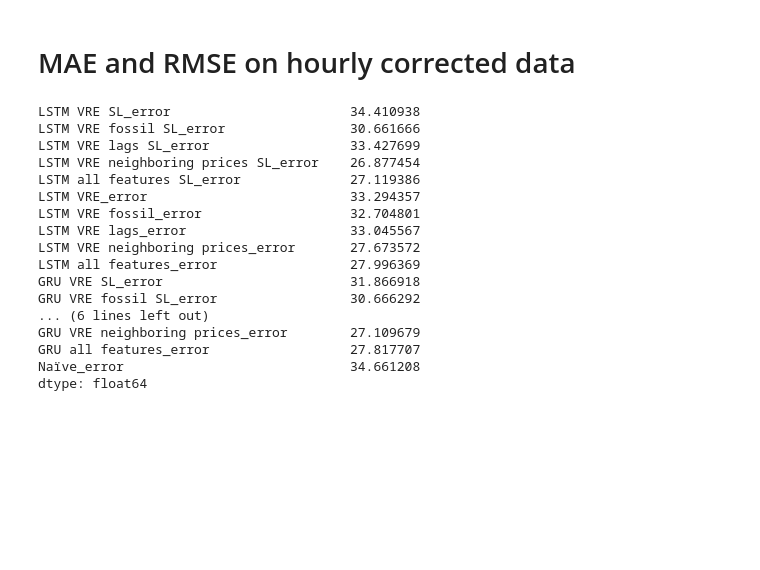
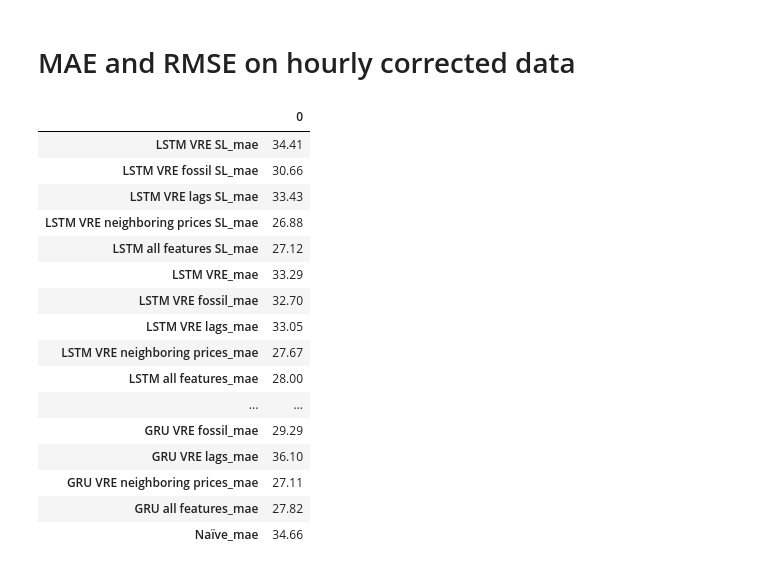
Before and after one commit to valentin-17/epf, a Jupyter notebook: notebooks/other_data_viz.ipynb, the cells around one changed output. Saved outputs shown, nothing was run; the diff lists cells and outputs as text; code cells hidden in the pictures; blank space fills up the shorter version.

```diff
--- a/notebooks/other_data_viz.ipynb
+++ b/notebooks/other_data_viz.ipynb
@@ -1210,27 +1210,27 @@ df_price = df_price.loc[start:end]
 
 true_prices = df_price.loc[:, ['de_prices']]
 # %%
-errors = pd.DataFrame()
+mae = pd.DataFrame()
 
 for col in forecasts.columns:
-    errors[col + '_error'] = abs(forecasts[col] - true_prices['de_prices'])
+    mae[col + '_mae'] = [(forecasts[col] - true_prices['de_prices']).abs().mean()]
 # %%
-errors.mean()
+mae.T.round(2)
 # %% [output]
-LSTM VRE SL_error                       34.410938
-LSTM VRE fossil SL_error                30.661666
-LSTM VRE lags SL_error                  33.427699
-LSTM VRE neighboring prices SL_error    26.877454
-LSTM all features SL_error              27.119386
-LSTM VRE_error                          33.294357
-LSTM VRE fossil_error                   32.704801
-LSTM VRE lags_error                     33.045567
-LSTM VRE neighboring prices_error       27.673572
-LSTM all features_error                 27.996369
-GRU VRE SL_error                        31.866918
-GRU VRE fossil SL_error                 30.666292
-... (6 lines left out)
-GRU VRE neighboring prices_error        27.109679
-GRU all features_error                  27.817707
-Naïve_error                             34.661208
-dtype: float64
+|  | 0 |
+| LSTM VRE SL_mae | 34.41 |
+| LSTM VRE fossil SL_mae | 30.66 |
+| LSTM VRE lags SL_mae | 33.43 |
+| LSTM VRE neighboring prices SL_mae | 26.88 |
+| LSTM all features SL_mae | 27.12 |
+| LSTM VRE_mae | 33.29 |
+| LSTM VRE fossil_mae | 32.70 |
+| LSTM VRE lags_mae | 33.05 |
+| LSTM VRE neighboring prices_mae | 27.67 |
+| LSTM all features_mae | 28.00 |
+| ... | ... |
+| GRU VRE fossil_mae | 29.29 |
+| GRU VRE lags_mae | 36.10 |
+| GRU VRE neighboring prices_mae | 27.11 |
+| GRU all features_mae | 27.82 |
+| Naïve_mae | 34.66 |
```
Also changed, not shown: parts of 11 cells of this notebook, 20 other files.
